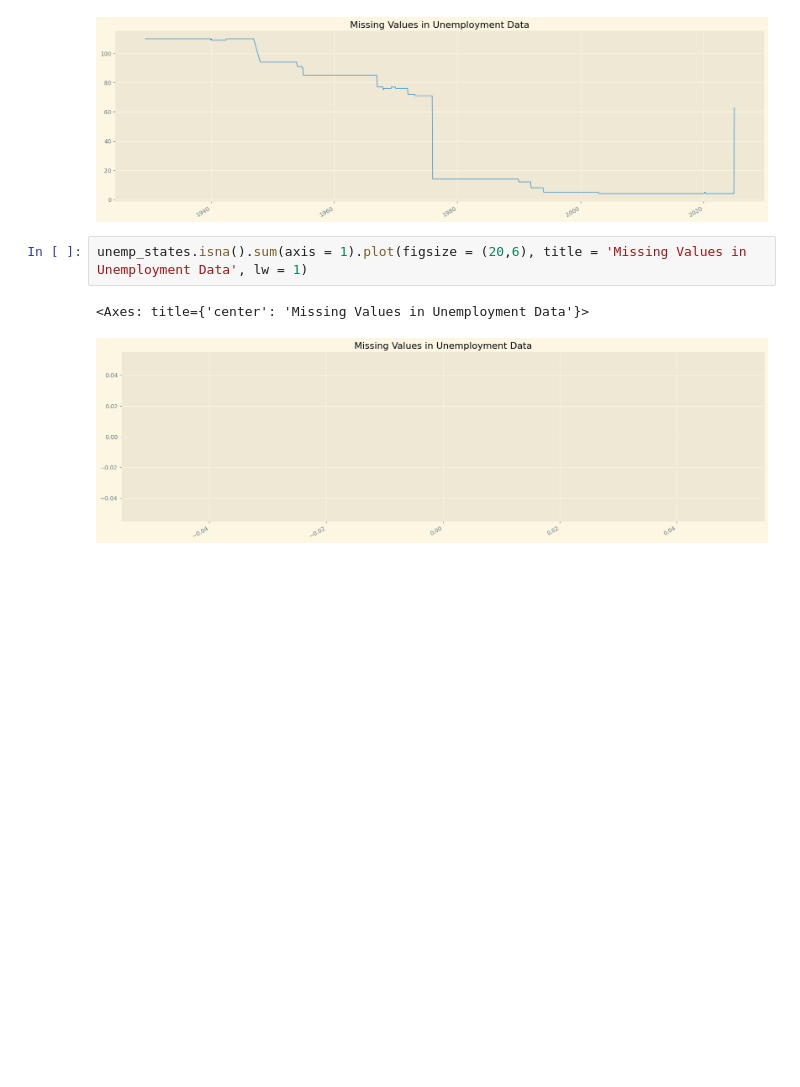
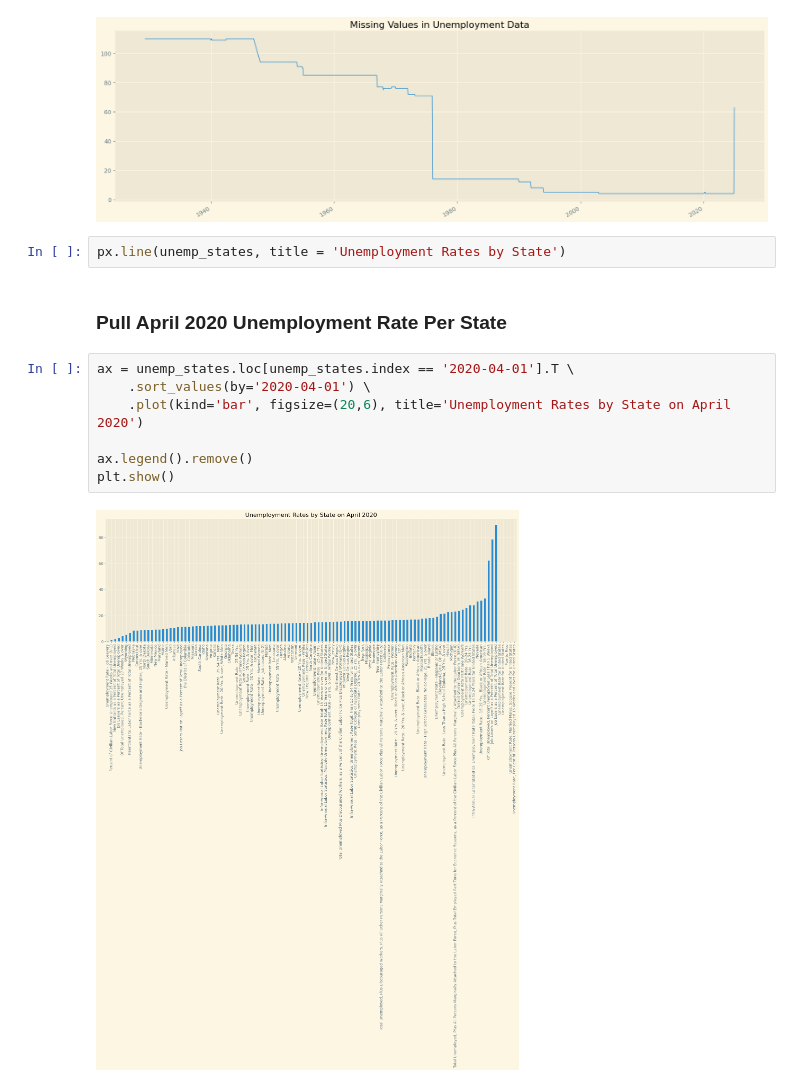
Before and after one commit to kaan4dev/econAnalysis, a Jupyter notebook: econ.ipynb, the cells around one changed output. Cells and saved outputs as stored; diff of their text form; blank space fills up the shorter version.

```diff
--- a/econ.ipynb
+++ b/econ.ipynb
@@ -117,8 +117,16 @@ unemp_states.isna().sum(axis = 1).plot(figsize = (20,6), title = 'Missing Values
 # %% [output]
 <Axes: title={'center': 'Missing Values in Unemployment Data'}>
 [figure]
-# %%
-unemp_states.isna().sum(axis = 1).plot(figsize = (20,6), title = 'Missing Values in Unemployment Data', lw = 1)
-# %% [output]
-<Axes: title={'center': 'Missing Values in Unemployment Data'}>
-[figure, removed]
+# %%
+px.line(unemp_states, title = 'Unemployment Rates by State')
+# %% [markdown]
+### Pull April 2020 Unemployment Rate Per State
+# %%
+ax = unemp_states.loc[unemp_states.index == '2020-04-01'].T \
+    .sort_values(by='2020-04-01') \
+    .plot(kind='bar', figsize=(20,6), title='Unemployment Rates by State on April 2020')
+
+ax.legend().remove()
+plt.show()
+# %% [output]
+[figure, added]
```
Also changed, not shown: parts of 2 cells of this notebook, 3 other files.
